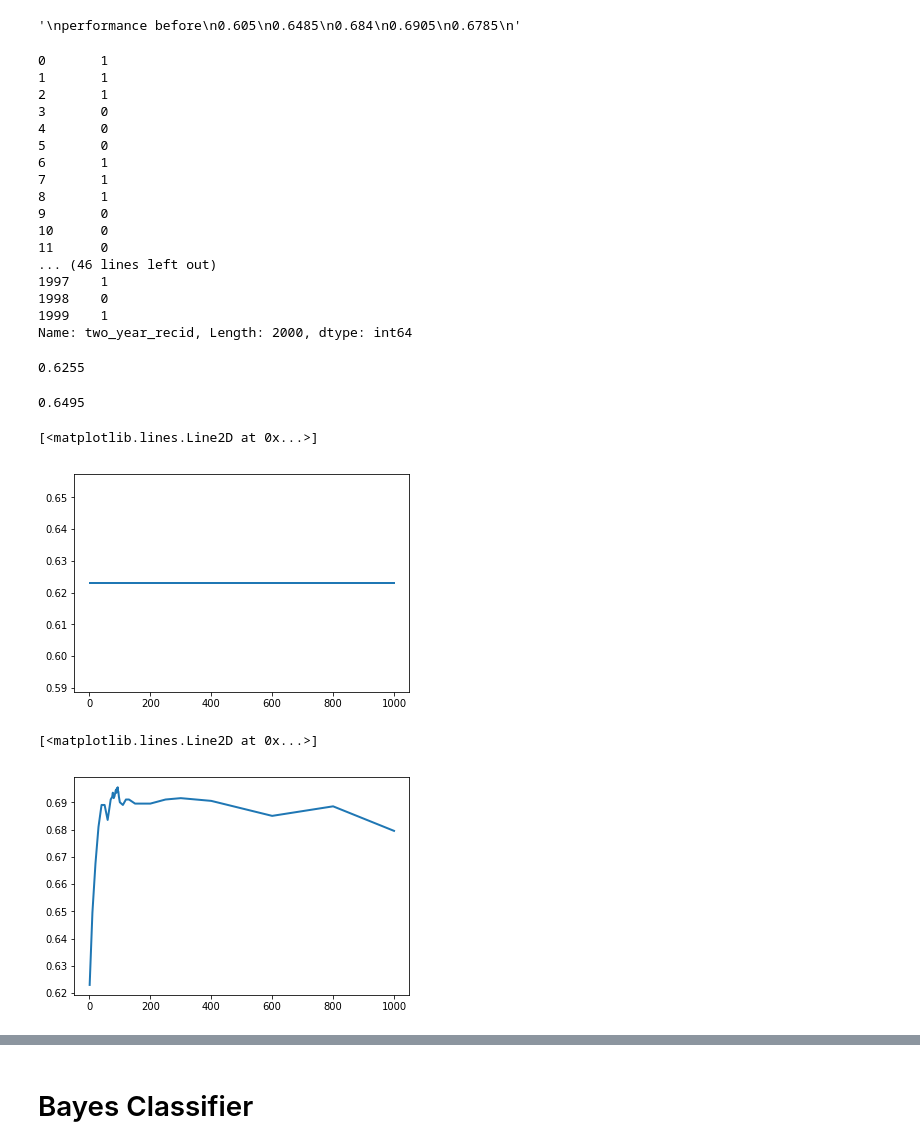
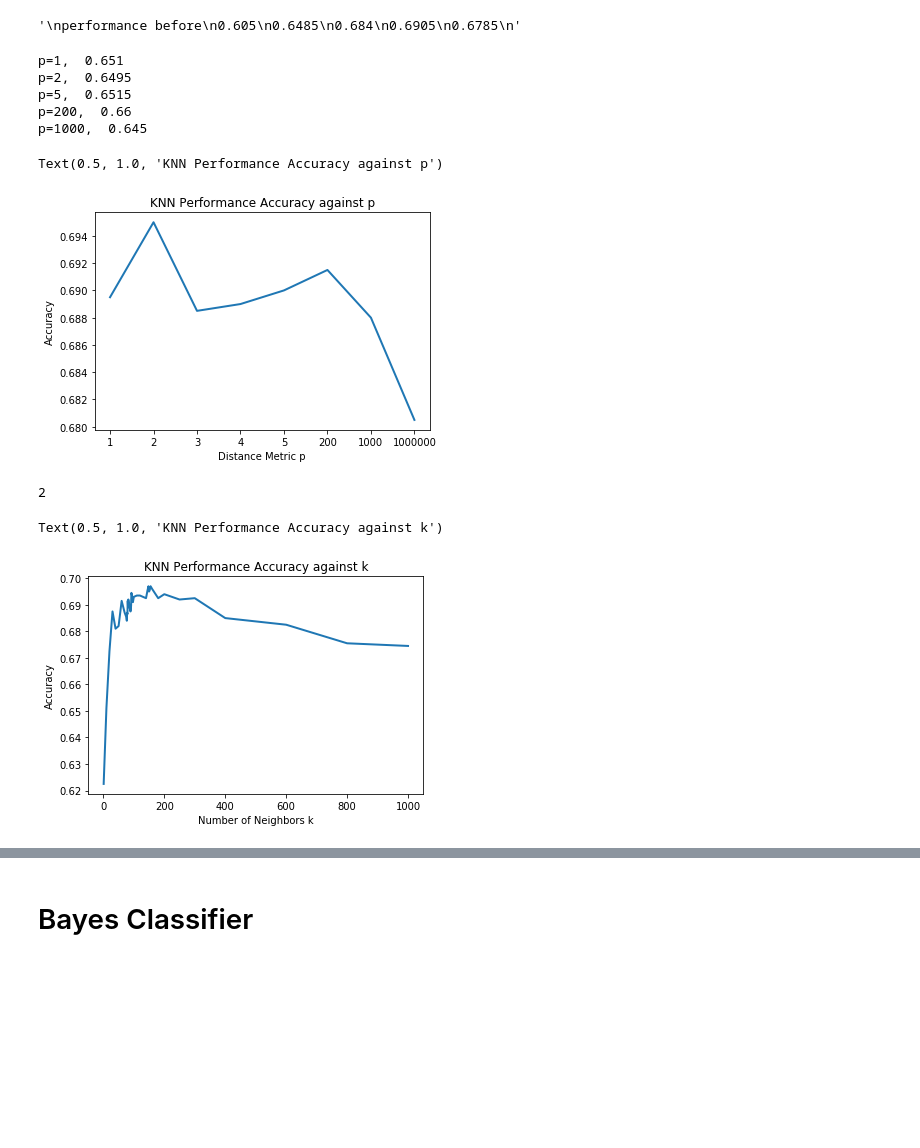
Before and after one commit to anyu0/machine-learning-2020s, a Jupyter notebook: ml_hw_1_5.ipynb, the cells around one changed output, grey strips where cells are left out. Saved outputs shown, nothing was run; the diff lists cells and outputs as text; code cells hidden in the pictures; blank space fills up the shorter version.

```diff
--- a/ml_hw_1_5.ipynb
+++ b/ml_hw_1_5.ipynb
@@ -95,57 +87,47 @@ k=50,  0.689
 k=200,  0.6895
 k=1000,  0.6795
 '\nperformance before\n0.605\n0.6485\n0.684\n0.6905\n0.6785\n'
-# %%
-test_data_knn["two_year_recid"]
-# %% [output]
-0       1
-1       1
-2       1
-3       0
-4       0
-5       0
-6       1
-7       1
-8       1
-9       0
-10      0
-11      0
-... (46 lines left out)
-1997    1
-1998    0
-1999    1
-Name: two_year_recid, Length: 2000, dtype: int64
 # %%
 list_p = [1,2,5,200,1000]
-for k in list_k:
-    print("k={},  {}".format(k, KNN(1, 2, train_data)))
+for p in list_p:
+    print("p={},  {}".format(p, KNN(10, p, train_data)))
+# %% [output]
+p=1,  0.651
+p=2,  0.6495
+p=5,  0.6515
+p=200,  0.66
+p=1000,  0.645
-# %%
-KNN(5, 2, train_data)
-# %% [output]
-0.6255
-# %%
-KNN(10, 2, train_data)
-# %% [output]
-0.6495
 # %%
 # Plot performance against p
-x = [1,2,5,200,1000]
+x = [1,2,3,4,5,200,1000,1000000]
+x_ = ['1','2','3','4','5','200','1000','1000000']
 y = []
-for k in x:
-    y.append(KNN(1, p, train_data))
+for p in x:
+    y.append(KNN(90, p, train_data))
 
-plt.plot(x, y, linewidth=2.0)
+plt.xlabel("Distance Metric p")
+plt.ylabel("Accuracy")
+plt.plot(x_, y, linewidth=2.0)
+plt.title("KNN Performance Accuracy against p")
 # %% [output]
-[<matplotlib.lines.Line2D at 0x...>]
+Text(0.5, 1.0, 'KNN Performance Accuracy against p')
-[figure, old version]
+[figure, new version]
+# %%
+print(x[y.index(max(y))])
+# %% [output]
+2
 # %%
 # Plot performance against k
-x = [1,10,20,30,40,50,60,70,75,77,78,79,80,81,82,85,87,88,89,90,91,92,93,94,95,97,100,110,120,130,150,200,250,300,400,600,800,1000]
+x = [1,10,20,30,40,50,60,70,75,77,78,79,80,81,82,85,87,88,89,90,91,92,93,94,95,97,100,110,120,130,140,
+     145,148,150,152,155,160,180,200,250,300,400,600,800,1000]
 y = []
 for k in x:
-    y.append(KNN(k, 2, train_data))
+    y.append(KNN(k, 1, train_data))
 
+plt.xlabel("Number of Neighbors k")
+plt.ylabel("Accuracy")
 plt.plot(x, y, linewidth=2.0)
+plt.title("KNN Performance Accuracy against k")
 # %% [output]
-[<matplotlib.lines.Line2D at 0x...>]
+Text(0.5, 1.0, 'KNN Performance Accuracy against k')
-[figure, old version]
+[figure, new version]
```
Also changed, not shown: parts of 16 cells of this notebook.
